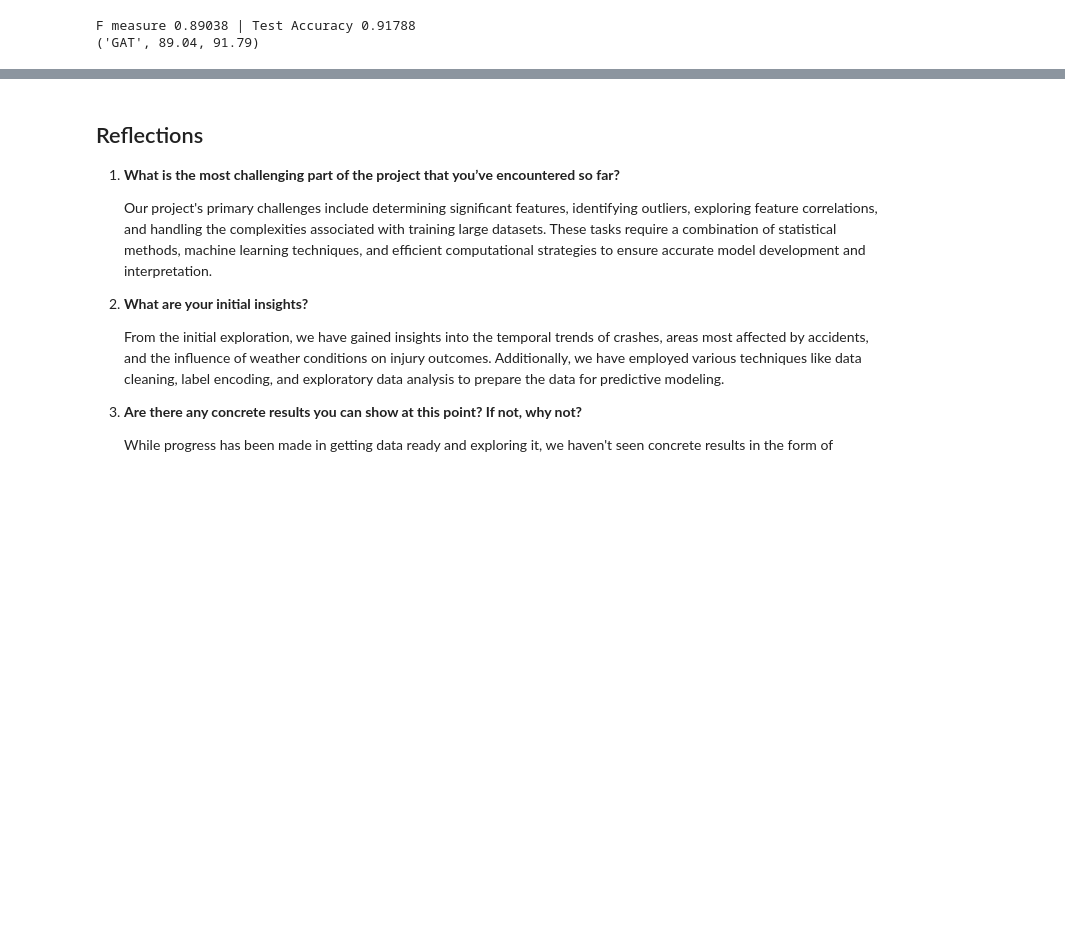
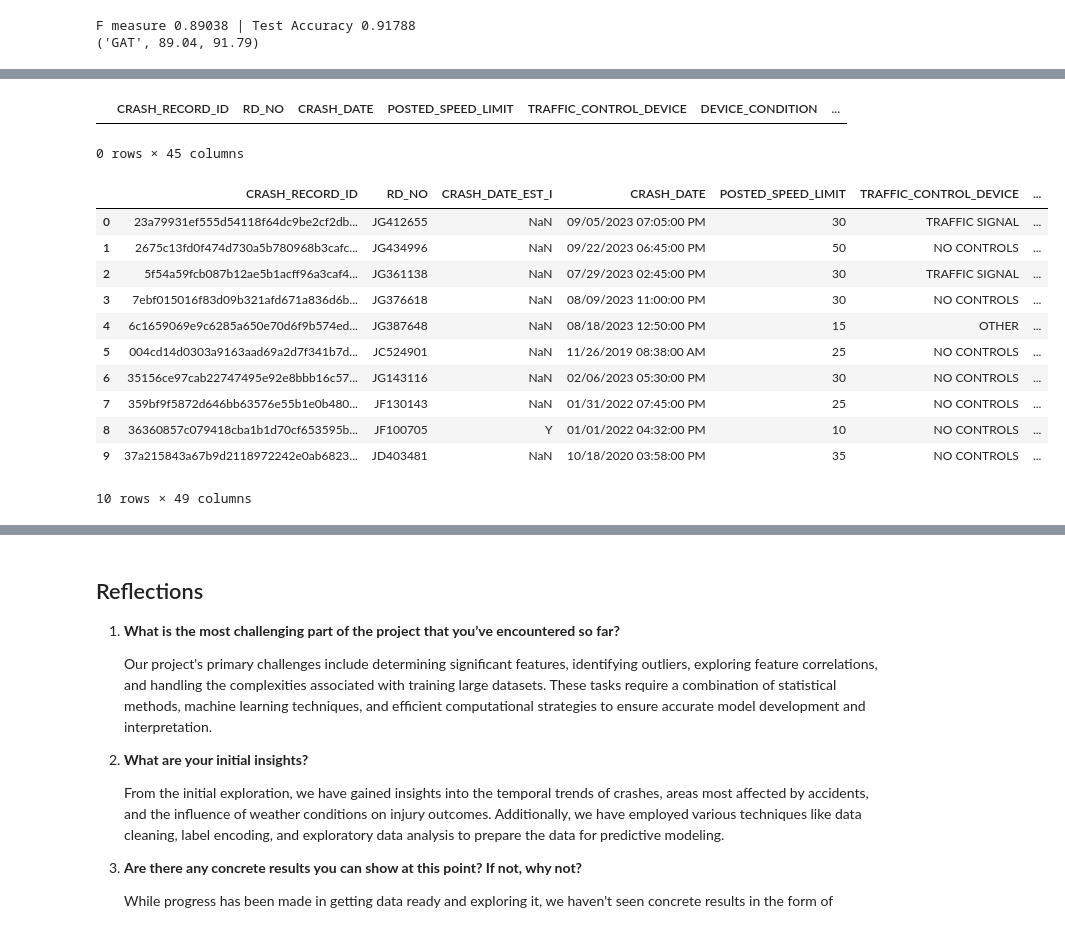
Before and after one commit to uic-cs418-traffic-crash-prediction/cs-418-traffic-crash-prediction, a Jupyter notebook: Crash_Prediction.ipynb, the cells around one changed output, grey strips where cells are left out. Drawn from its saved outputs; the diff is of its cells as text; code cells hidden in the pictures; blank space fills up the shorter version.

```diff
--- a/Crash_Prediction.ipynb
+++ b/Crash_Prediction.ipynb
@@ -1120,0 +1126,6 @@ F measure 0.89038 | Test Accuracy 0.91788
+# %%
+from sklearn.preprocessing import LabelEncoder
+
+categorical_columns = ['WEATHER_CONDITION', 'LIGHTING_CONDITION', 'FIRST_CRASH_TYPE', 'TRAFFICWAY_TYPE', 'ALIGNMENT', 'ROADWAY_SURFACE_COND', 'ROAD_DEFECT', 'SEC_CONTRIBUTORY_CAUSE']
+
+results_df_Crashes[categorical_columns] = results_df_Crashes[categorical_columns].apply(LabelEncoder().fit_transform)
@@ -1120,0 +1416,20 @@ F measure 0.89038 | Test Accuracy 0.91788
+# %%
+df_cleaned.dropna()
+# %% [output]
+|  | CRASH_RECORD_ID | RD_NO | CRASH_DATE | POSTED_SPEED_LIMIT | TRAFFIC_CONTROL_DEVICE | DEVICE_CONDITION | ... |
+0 rows × 45 columns
+# %%
+results_df_Crashes.head(10)
+# %% [output]
+|  | CRASH_RECORD_ID | RD_NO | CRASH_DATE_EST_I | CRASH_DATE | POSTED_SPEED_LIMIT | TRAFFIC_CONTROL_DEVICE | ... |
+| 0 | 23a79931ef555d54118f64dc9be2cf2db... | JG412655 | NaN | 09/05/2023 07:05:00 PM | 30 | TRAFFIC SIGNAL | ... |
+| 1 | 2675c13fd0f474d730a5b780968b3cafc... | JG434996 | NaN | 09/22/2023 06:45:00 PM | 50 | NO CONTROLS | ... |
+| 2 | 5f54a59fcb087b12ae5b1acff96a3caf4... | JG361138 | NaN | 07/29/2023 02:45:00 PM | 30 | TRAFFIC SIGNAL | ... |
+| 3 | 7ebf015016f83d09b321afd671a836d6b... | JG376618 | NaN | 08/09/2023 11:00:00 PM | 30 | NO CONTROLS | ... |
+| 4 | 6c1659069e9c6285a650e70d6f9b574ed... | JG387648 | NaN | 08/18/2023 12:50:00 PM | 15 | OTHER | ... |
+| 5 | 004cd14d0303a9163aad69a2d7f341b7d... | JC524901 | NaN | 11/26/2019 08:38:00 AM | 25 | NO CONTROLS | ... |
+| 6 | 35156ce97cab22747495e92e8bbb16c57... | JG143116 | NaN | 02/06/2023 05:30:00 PM | 30 | NO CONTROLS | ... |
+| 7 | 359bf9f5872d646bb63576e55b1e0b480... | JF130143 | NaN | 01/31/2022 07:45:00 PM | 25 | NO CONTROLS | ... |
+| 8 | 36360857c079418cba1b1d70cf653595b... | JF100705 | Y | 01/01/2022 04:32:00 PM | 10 | NO CONTROLS | ... |
+| 9 | 37a215843a67b9d2118972242e0ab6823... | JD403481 | NaN | 10/18/2020 03:58:00 PM | 35 | NO CONTROLS | ... |
+10 rows × 49 columns
```
Also changed, not shown: parts of 20 cells of this notebook.
